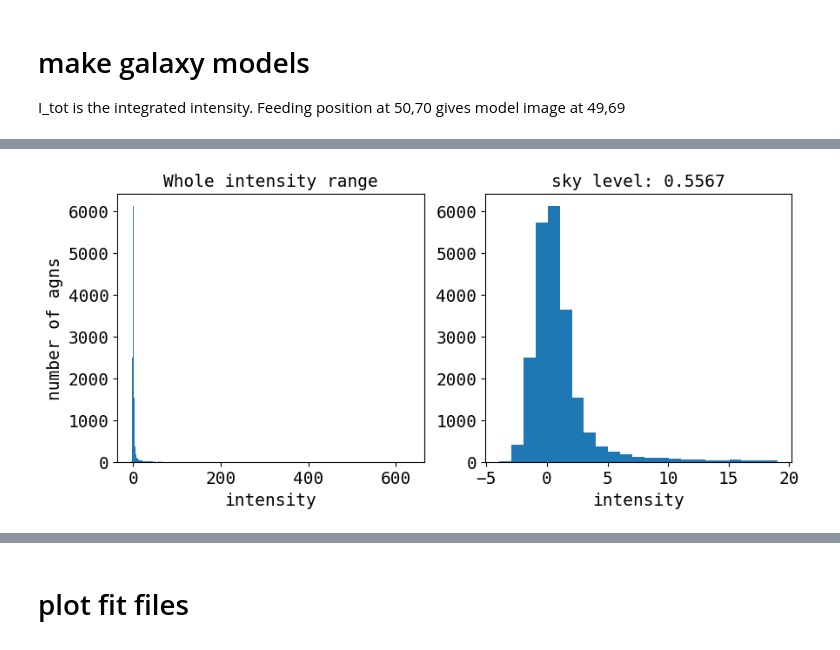
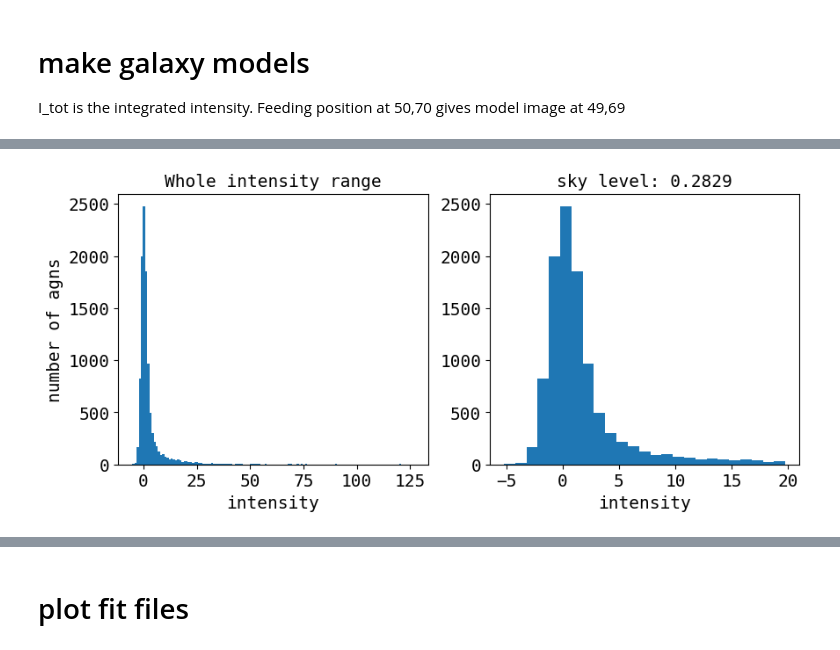
Before and after one commit to insepien/dualAGN, a Jupyter notebook: scrap_notebooks/checkFit.ipynb, the cells around one changed output, grey strips where cells are left out. Drawn from its saved outputs; the diff is of its cells as text; code cells hidden in the pictures.

```diff
--- a/scrap_notebooks/checkFit.ipynb
+++ b/scrap_notebooks/checkFit.ipynb
@@ -540,5 +538,5 @@ imageAGN_masked = mask_image(image=imageAGN,rad=7,intens=10,agn_mask_size=25)
 # %%
-on = "J0400-0652"
+on = "J0323+0018"
 imageFile = glob.glob(os.path.expanduser("~/agn-result/box/final_cut/"+on+"*"))[-1]
 imageAGN = fits.getdata(os.path.expanduser(imageFile))
 with open(os.path.expanduser("~/research-data/psf-results/psf_pkls/psf_"+on+".pkl"),"rb") as f:
@@ -558,34 +556,34 @@ def make1model(xpos,ypos,function_dict,psf,dataImage):
     func_set_dict = {'X0': xpos, 'Y0': ypos,
                     'function_list': [function_dict]}
     funcset = [func_set_dict]
     model= pyimfit.ModelDescription.dict_to_ModelDescription({'function_sets':funcset})
     fitter = pyimfit.Imfit(model,psf=psf)
     return fitter
 
 
 sersic_dict, psf_dict, gaussian_dict, flatsky_dict, flatbar_dict, exp_dict = makeModelDict(PA_ss=200, ell_ss=0.1, n_ss=1, I_ss=1, r_ss=20, Itot=itot,
                                                                      PA_lim=[0,360], ell_lim=[0.0,1.0], I_lim=[0.1,Imax],
                                                                      Iss_lim=[0.1,Imax], rss_lim=[0.1,framelim], Itot_lim=[0.1,1e4],
                                                                      sigma = 5, sigma_lim = [1,20], Isky = 2.5, Isky_lim =[0,10],
                                                                      h1=10,h2=10,h_lim=[0.1,framelim],alpha=0.1,alpha_lim=[0.1,framelim])
 
 
 # make models
 hlim_max=1000
 models_n1 = galaxy_model(X0=xs[0], Y0=ys[0],
                          X1=xs[1], Y1=ys[1],
                          Xss0=xs[0], Yss0=ys[0],
                          Xss1=xs[1], Yss1=ys[1],
                          Xlim=[0,framelim], Ylim=[0,framelim], Xsslim = [0,framelim], Ysslim=[0,framelim],
                          PA_ss=200, ell_ss=0.1, n_ss=1, I_ss=1, r_ss=20, Itot=itot,
                          PA_lim=[0,360], ell_lim=[0.0,1.0], I_lim=[0.1,Imax],
                          Iss_lim=[0.1,Imax], rss_lim=[0.1,framelim], Itot_lim=[0.1,1e4],
                          sigma = 5, sigma_lim = [1,20],midf=midF, Isky = 2.5, Isky_lim =[0,10],
                          h1=10,h2=10,h_lim=[0.1,hlim_max],alpha=0.1,alpha_lim=[0.1,framelim])
 
 sky = find_sky(imageAGN,plothist=True)
 # %% [output]
-[figure, old version]
+[figure, new version]
 # %%
 plt.imshow(imageAGN, norm='symlog')
 plt.title(on)
```
Also changed, not shown: parts of 7 cells of this notebook, 3 other files.
